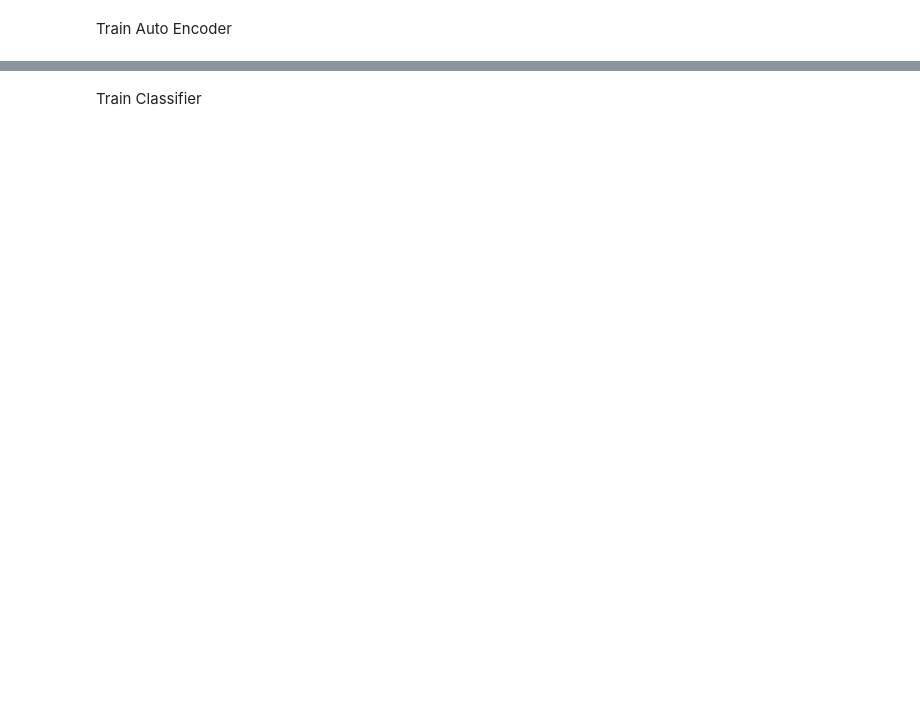
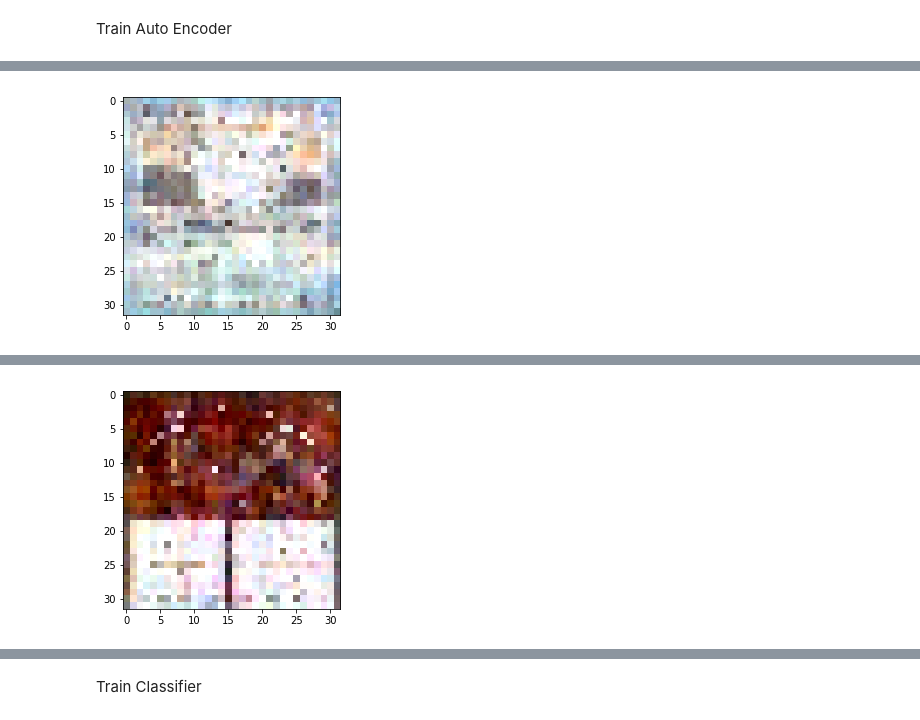
Before and after one commit to ppallal/pokemon, a Jupyter notebook: Project.ipynb, the cells around one changed output, grey strips where cells are left out. Drawn from its saved outputs; the diff is of its cells as text; code cells hidden in the pictures; blank space fills up the shorter version.

```diff
--- a/Project.ipynb
+++ b/Project.ipynb
@@ -278,0 +449,78 @@ plt.imshow(voutputs[1].cpu().data.numpy().transpose([1, 2, 0]))
+# %%
+
+des = True
+losses = []
+for epoch in range(T):
+    if epoch %2 == 0:
+        des = True
+
+    running_loss = 0.0
+    idxminibatches = np.random.permutation(NB)
+    # shuffling
+    for k in range(NB):
+        i = idxminibatches[k] # index of minibatch
+        # Extract i-th minibatch from xtrain and ltrain
+
+        idxsmp = np.arange(i, min(N, i+B)) # indices of samples for i-th minibatch
+        inputs = xtrain[idxsmp]
+        labels = xtrain_target[idxsmp]
+        # Initialize the gradients to zero
+        optimizer.zero_grad()
+
+        # Forward propagation
+        outputs = net.auto_encode_forward(inputs)
+
+#         print(type(outputs.cpu().data), type(labels.cpu().data))
+
+        # Error evaluation
+#         loss = criterion(outputs , labels)
+
+        sel = ag.Variable((torch.ByteTensor(B).random_()<128).double().cuda(), requires_grad=False)
+#         print(inputs.size(), sel.size())
+#         print(sel)
+
+        inp = inputs * sel.view(B, 1, 1, 1) + outputs * (1-sel.view(B, 1, 1, 1))
+#         plt.imshow(inp[0].cpu().data.numpy().transpose([1, 2, 0]))
+#         plt.show()
+
+#         plt.imshow(inp[4].cpu().data.numpy().transpose([1, 2, 0]))
+#         plt.show()
+
+#         print(sel)
+#         break
+        out = net.discriminate(inp)
+        loss = criterion(out[:,1] , sel)
+
+        if not des:
+            loss = 100-loss
+        else:
+            losses.append((loss[0].cpu().data.numpy()[0]))
+        # Back propagation
+        loss.backward()
+
+
+        # Parameter update
+        if des:
+            discriminator_optimizer.step()
+        else:
+            generator_optimizer.step()
+
+#         des = not des
+#         voutputs = net.auto_encode_forward(xval[:100])
+#         vloss = criterion(voutputs[:100] , xval[:100])
+
+        # Print averaged loss per minibatch every 100 mini-batches
+        if des and (loss[0].cpu().data.numpy()[0] < 0.1):
+            print("Chanr")
+            des = not des
+#         print(k)
+        if k % 1 == 0:
+            print('\r[%d, %5d] loss: %.8f %s' % (epoch + 1, k + 1, loss[0].cpu().data.numpy()[0], des), end="")
+            running_loss = 0.0
+#     break
+    plt.imshow(outputs[0].cpu().data.numpy().transpose([1, 2, 0]))
+    plt.show()
+
+print ( ' Finished Training ' )
+# pd.Series(losses).ewm(20).mean().plot()
+# %% [output]
@@ -278,0 +528 @@ plt.imshow(voutputs[1].cpu().data.numpy().transpose([1, 2, 0]))
+[figure, added]
@@ -278,0 +530 @@ plt.imshow(voutputs[1].cpu().data.numpy().transpose([1, 2, 0]))
+[figure, added]
```
Also changed, not shown: parts of 35 cells of this notebook.
